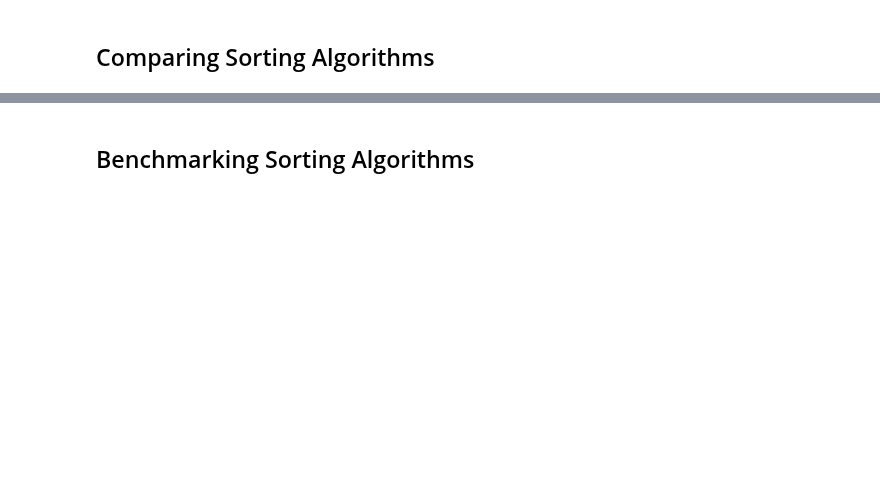
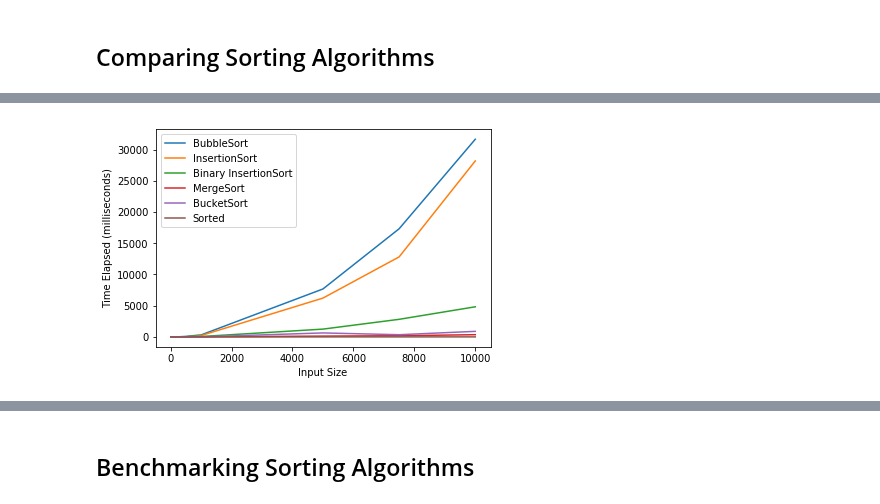
Before and after one commit to MarionMcG/algorithms, a Jupyter notebook: sorting_algorithms.ipynb, the cells around one changed output, grey strips where cells are left out. Saved outputs shown, nothing was run; the diff lists cells and outputs as text; code cells hidden in the pictures; blank space fills up the shorter version.

```diff
--- a/sorting_algorithms.ipynb
+++ b/sorting_algorithms.ipynb
@@ -554,4 +552,6 @@ df
 # %%
-ax = df.plot(x='Input Size', y=['BubbleSort', 'Binary InsertionSort', 'MergeSort', 'BucketSort', 'TimSort'])
+ax = df.plot(x='Input Size', y=['BubbleSort', 'InsertionSort', 'Binary InsertionSort', 'MergeSort', 'BucketSort', 'Sorted'])
 ax.set_ylabel("Time Elapsed (milliseconds)");
+# %% [output]
+[figure, added]
 # %%
```
Also changed, not shown: parts of 42 cells of this notebook, 2 other files.
